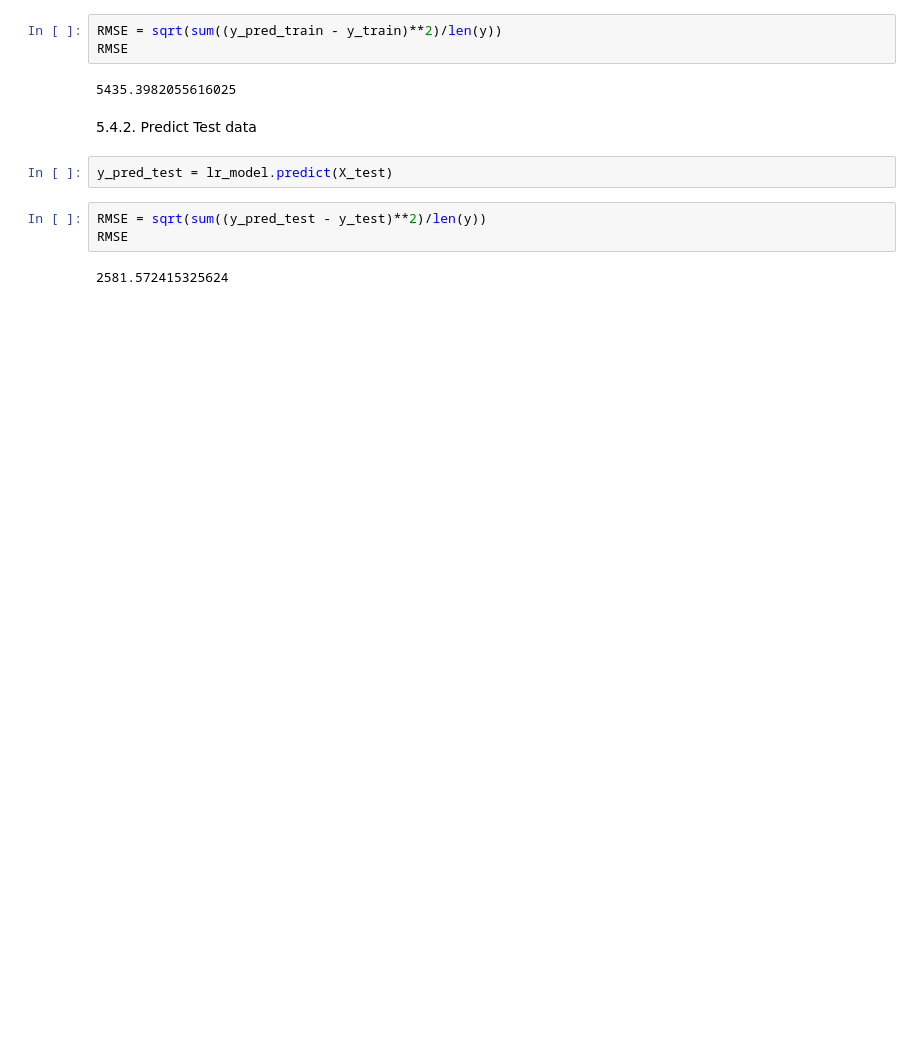
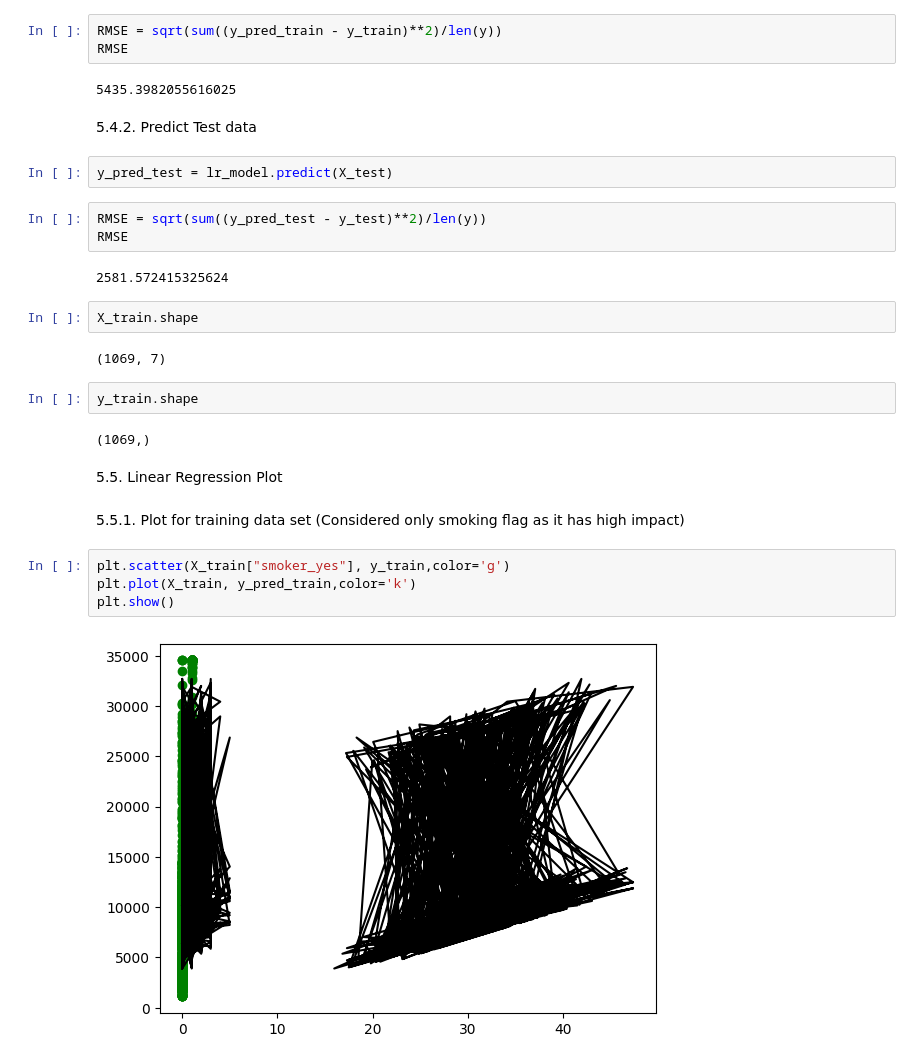
Before and after one commit to gourabb8273/Data-Science-With-Python, a Jupyter notebook: LinearRegression/health_insurance_charge_predictor_linear_regression_model.ipynb, the cells around one changed output. Drawn from its saved outputs; the diff is of its cells as text; blank space fills up the shorter version.

Commit message:
adding linear regression plot

```diff
--- a/LinearRegression/health_insurance_charge_predictor_linear_regression_model.ipynb
+++ b/LinearRegression/health_insurance_charge_predictor_linear_regression_model.ipynb
@@ -281,3 +280,21 @@ RMSE = sqrt(sum((y_pred_test - y_test)**2)/len(y))
 RMSE
 # %% [output]
 2581.572415325624
+# %%
+X_train.shape
+# %% [output]
+(1069, 7)
+# %%
+y_train.shape
+# %% [output]
+(1069,)
+# %% [markdown]
+5.5. Linear Regression Plot
+# %% [markdown]
+5.5.1. Plot for training data set (Considered only smoking flag as it has high impact)
+# %%
+plt.scatter(X_train["smoker_yes"], y_train,color='g')
+plt.plot(X_train, y_pred_train,color='k')
+plt.show()
+# %% [output]
+[figure, added]
```
Also changed, not shown: parts of 4 cells of this notebook.
